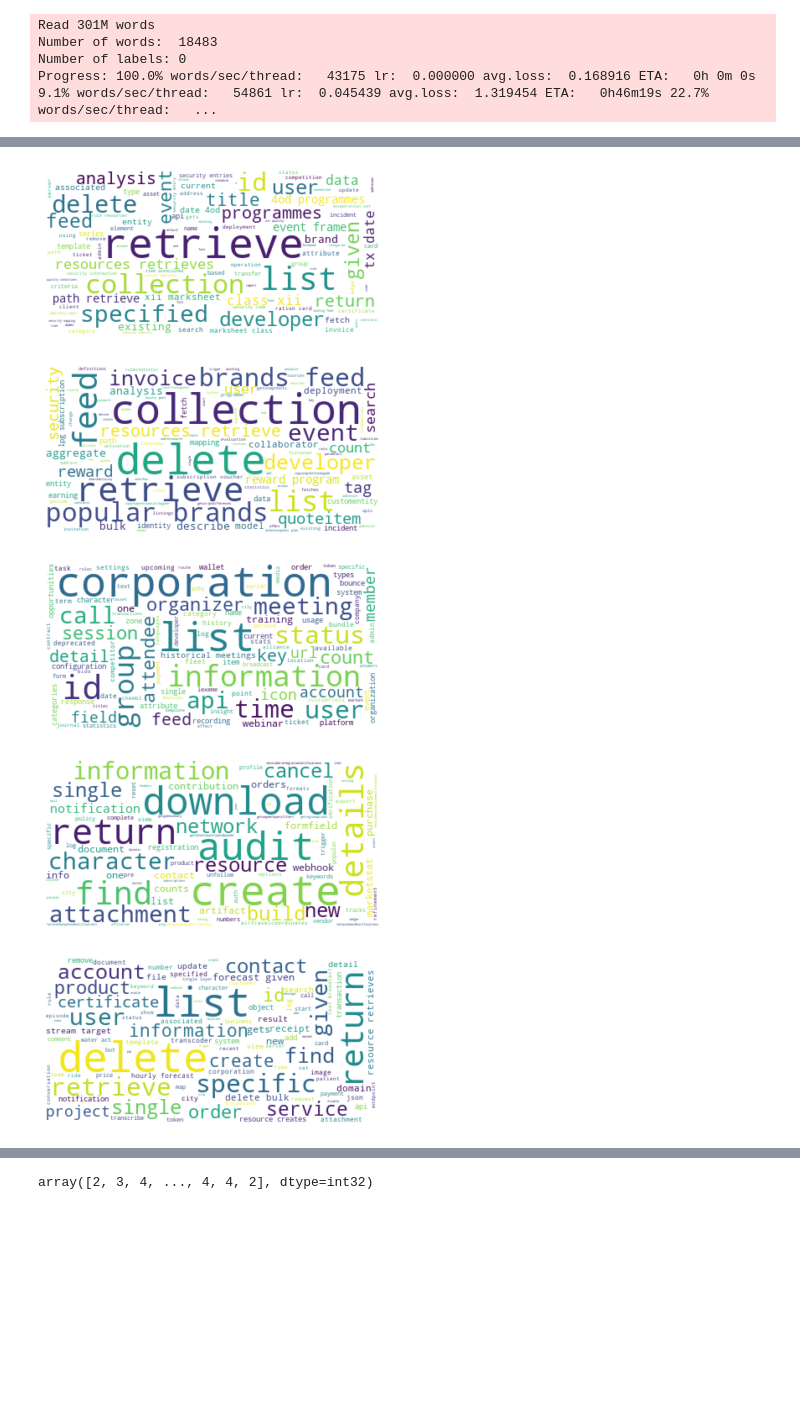
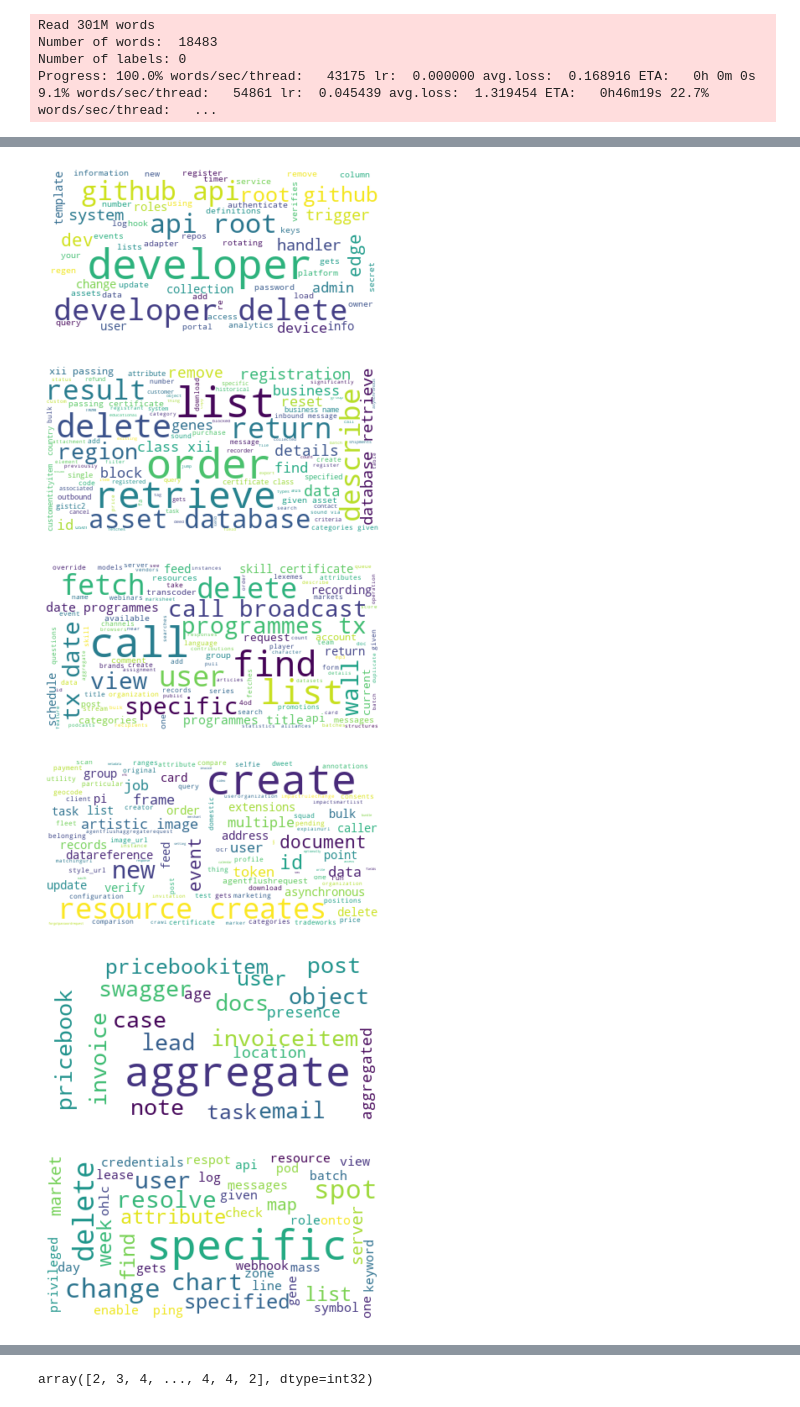
Before and after one commit to ravisiv/APIClassification, a Jupyter notebook: APIClassification.ipynb, the cells around one changed output, grey strips where cells are left out. Drawn from its saved outputs; the diff is of its cells as text; code cells hidden in the pictures; blank space fills up the shorter version.

```diff
--- a/APIClassification.ipynb
+++ b/APIClassification.ipynb
@@ -144,6 +168,8 @@ Read 301M words
 Number of words:  18483
 Number of labels: 0
 Progress: 100.0% words/sec/thread:   43175 lr:  0.000000 avg.loss:  0.168916 ETA:   0h 0m 0s  9.1% words/sec/thread:   54861 lr:  0.045439 avg.loss:  1.319454 ETA:   0h46m19s 22.7% words/sec/thread:   ...
+# %%
+apis_df['vec'] = apis_df['processed_text'].apply(lambda x: model.get_sentence_vector(x))
 # %%
 apis_df['vec']
 # %% [output]
@@ -164,6 +194,10 @@ model.save_model("apimodel.bin")
 # %%
 
 X =apis_df['vec']
+# %%
+df_x = pd.DataFrame.from_records(apis_df['vec'])
+# %%
+X = df_x.values
 # %%
 import matplotlib.pyplot as plt
 from sklearn.cluster import KMeans
@@ -181,7 +236,7 @@ plt.show()
 # %%
 from sklearn.cluster import KMeans
-
-kmeans = KMeans(n_clusters=10)
+k_val = 17
+kmeans = KMeans(n_clusters=k_val)
 apis_df['cluster'] = kmeans.fit_predict(apis_df['vec'].values.tolist())
 # %%
 from sklearn.decomposition import PCA
@@ -214,7 +269,7 @@ Text(0.5, 0.92, 'Tweet Clustering using K Means')
 # %%
 from wordcloud import WordCloud
 from sklearn.feature_extraction.text import TfidfVectorizer
-k_val = 10
+k_val = 17
 vectorizer = TfidfVectorizer(stop_words={'english'})
 apilists = apis_df["api_summary"].to_list()
 X = vectorizer.fit_transform(apilists)
@@ -241,5 +296,6 @@ for k in range(0,k_val):
-[figure, old version]
+[figure, new version]
-[figure, old version]
+[figure, new version]
-[figure, old version]
+[figure, new version]
-[figure, old version]
+[figure, new version]
-[figure, old version]
+[figure, new version]
+[figure, added]
```
Also changed, not shown: parts of 13 cells of this notebook.
